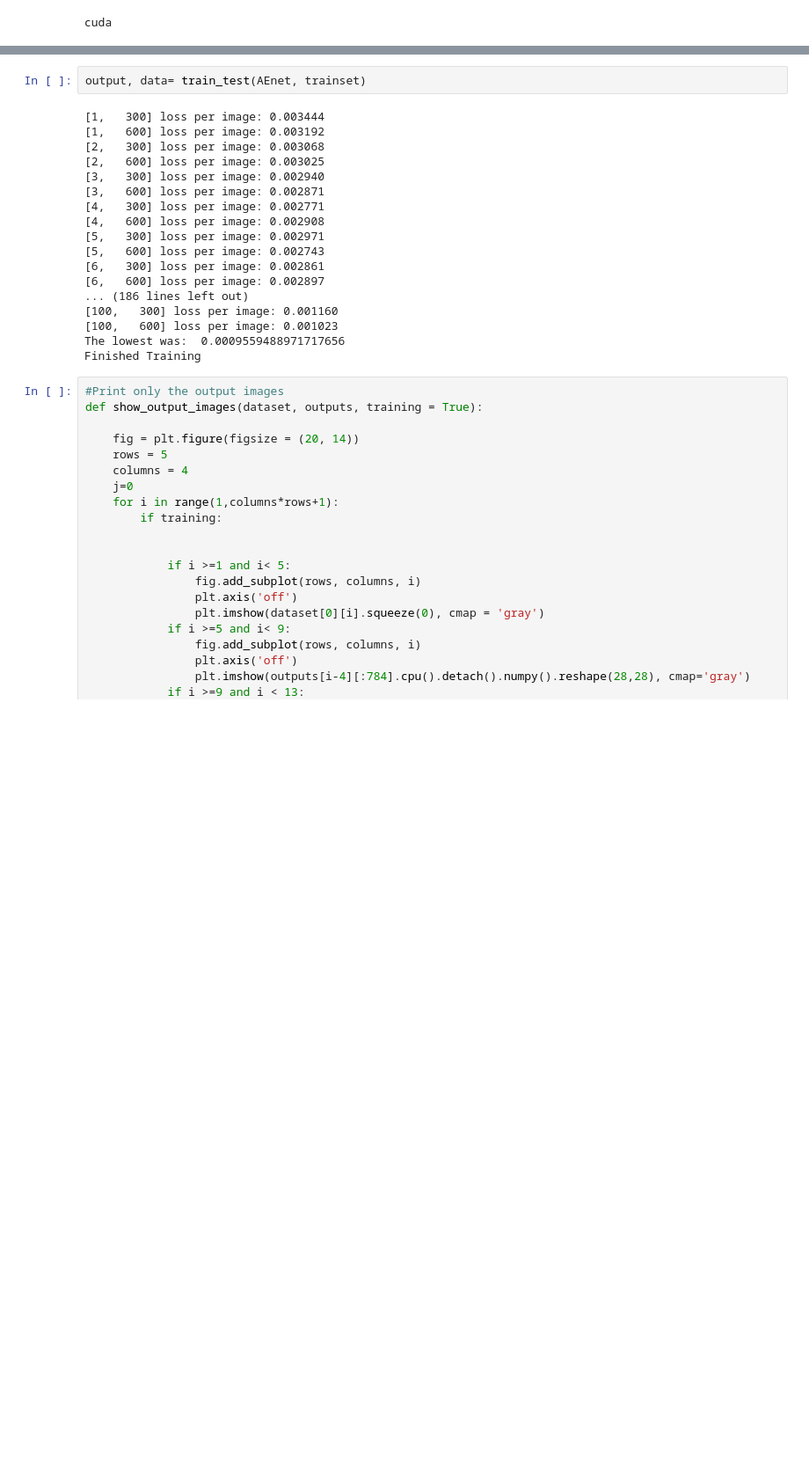
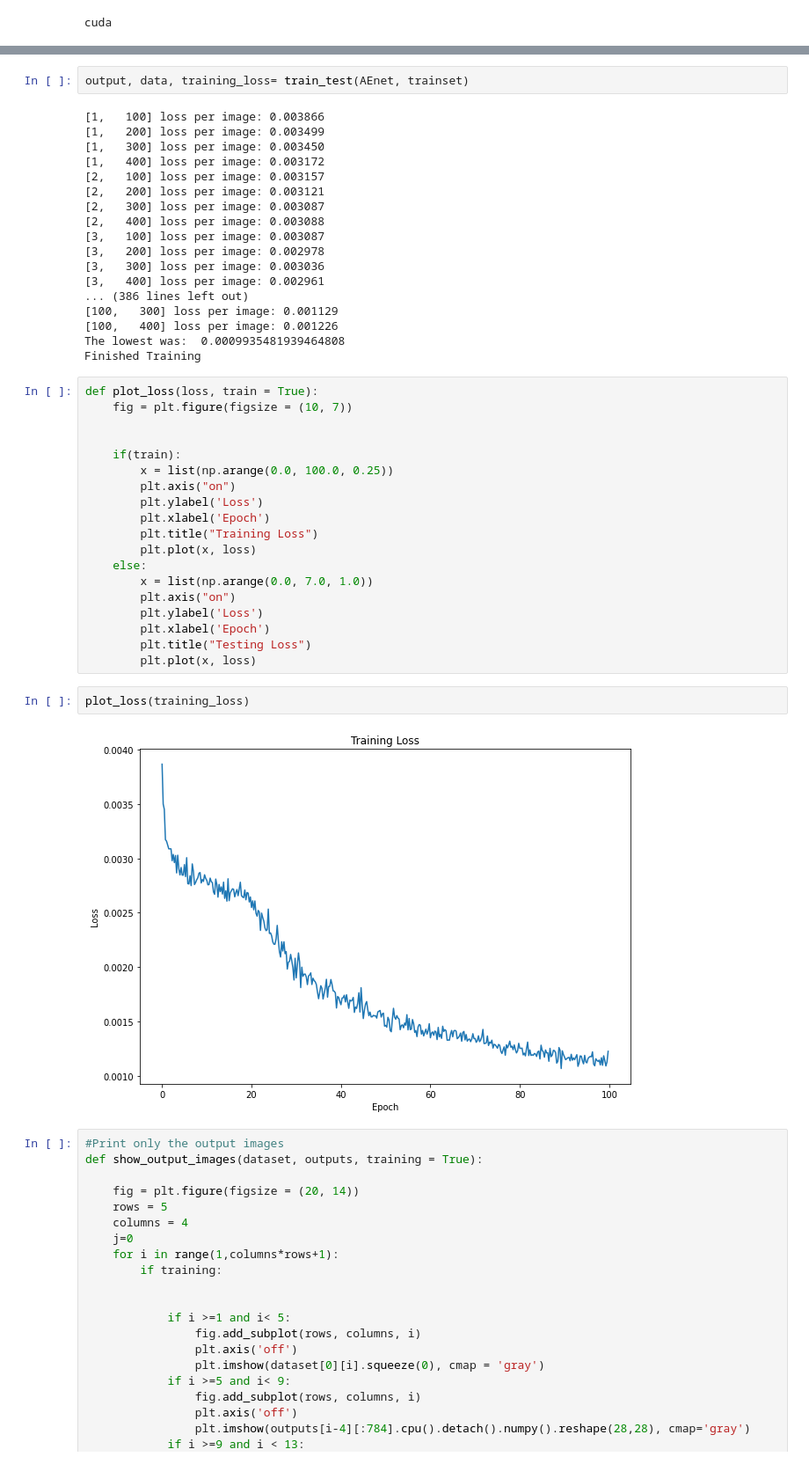
Before and after one commit to Denylson-Fuentes/Image-Disambiguity, a Jupyter notebook: Noisy Image Disambiguation.ipynb, the cells around one changed output, grey strips where cells are left out. Shown at 88% size. Saved outputs shown, nothing was run; the diff lists cells and outputs as text; blank space fills up the shorter version.

```diff
--- a/Noisy Image Disambiguation.ipynb
+++ b/Noisy Image Disambiguation.ipynb
@@ -507,23 +515,46 @@ def train_test(AEnet, dataset, Training = True):
 # %%
-output, data= train_test(AEnet, trainset)
+output, data, training_loss= train_test(AEnet, trainset)
 # %% [output]
-[1,   300] loss per image: 0.003444
-[1,   600] loss per image: 0.003192
-[2,   300] loss per image: 0.003068
-[2,   600] loss per image: 0.003025
-[3,   300] loss per image: 0.002940
-[3,   600] loss per image: 0.002871
-[4,   300] loss per image: 0.002771
-[4,   600] loss per image: 0.002908
-[5,   300] loss per image: 0.002971
-[5,   600] loss per image: 0.002743
-[6,   300] loss per image: 0.002861
-[6,   600] loss per image: 0.002897
-... (186 lines left out)
-[100,   300] loss per image: 0.001160
-[100,   600] loss per image: 0.001023
-The lowest was:  0.0009559488971717656
+[1,   100] loss per image: 0.003866
+[1,   200] loss per image: 0.003499
+[1,   300] loss per image: 0.003450
+[1,   400] loss per image: 0.003172
+[2,   100] loss per image: 0.003157
+[2,   200] loss per image: 0.003121
+[2,   300] loss per image: 0.003087
+[2,   400] loss per image: 0.003088
+[3,   100] loss per image: 0.003087
+[3,   200] loss per image: 0.002978
+[3,   300] loss per image: 0.003036
+[3,   400] loss per image: 0.002961
+... (386 lines left out)
+[100,   300] loss per image: 0.001129
+[100,   400] loss per image: 0.001226
+The lowest was:  0.0009935481939464808
 Finished Training
+# %%
+def plot_loss(loss, train = True):
+    fig = plt.figure(figsize = (10, 7))
+
+
+    if(train):
+        x = list(np.arange(0.0, 100.0, 0.25))
+        plt.axis("on")
+        plt.ylabel('Loss')
+        plt.xlabel('Epoch')
+        plt.title("Training Loss")
+        plt.plot(x, loss)
+    else:
+        x = list(np.arange(0.0, 7.0, 1.0))
+        plt.axis("on")
+        plt.ylabel('Loss')
+        plt.xlabel('Epoch')
+        plt.title("Testing Loss")
+        plt.plot(x, loss)
+# %%
+plot_loss(training_loss)
+# %% [output]
+[figure, added]
 # %%
 #Print only the output images
 def show_output_images(dataset, outputs, training = True):
```
Also changed, not shown: parts of 8 cells of this notebook.
